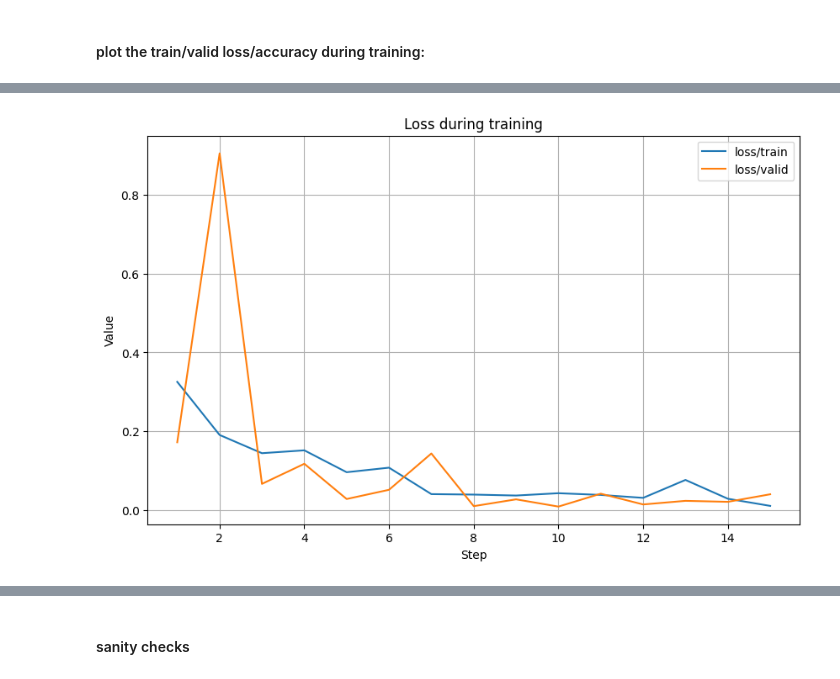
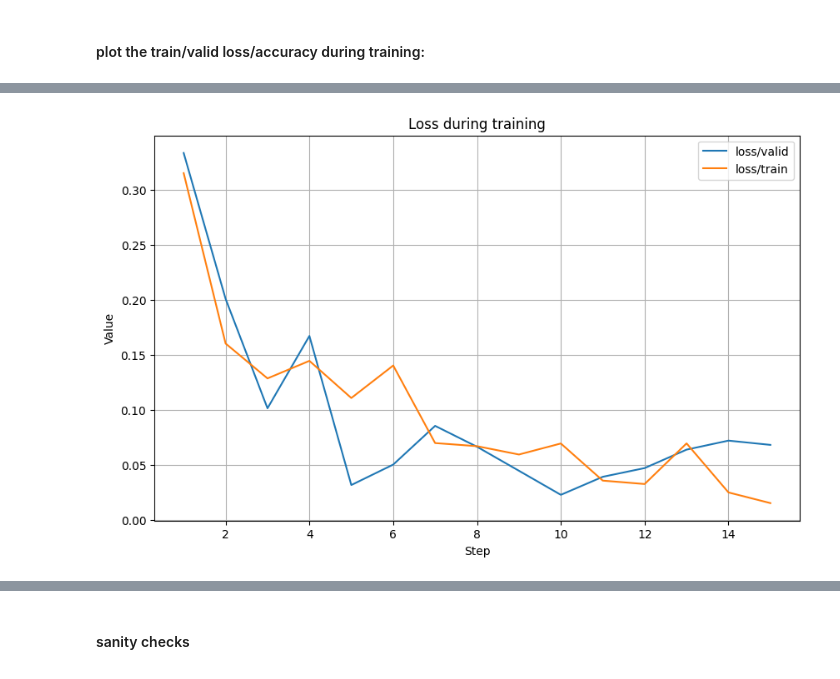
Before and after one commit to Maab-Nimir/Parkinson-Disease-Detection, a Jupyter notebook: train_models/xvector.ipynb, the cells around one changed output, grey strips where cells are left out. Saved outputs shown, nothing was run; the diff lists cells and outputs as text; code cells hidden in the pictures.

```diff
--- a/train_models/xvector.ipynb
+++ b/train_models/xvector.ipynb
@@ -626,83 +651,7 @@ Epoch loaded: 12,
 # %% [markdown]
 #### plot the train/valid loss/accuracy during training:
 # %%
-import tensorflow as tf
-import matplotlib.pyplot as plt
 
-def plot_training(event_file):
-    # Extract data from the event file
-    step = []  # Store the global steps
-    values = []  # Store the values (e.g., loss or accuracy)
-    tags = []  # Store the tags (e.g., "train_loss", "validation_accuracy")
-
-    for summary in tf.compat.v1.train.summary_iterator(event_file):
-        for value in summary.summary.value:
-            # You can filter out the tags you're interested in (e.g., "train_loss", "accuracy")
-            if value.HasField('simple_value'):  # Make sure it is a scalar value
-                tags.append(value.tag)
-                values.append(value.simple_value)
-                step.append(summary.step)
-
-    # Plot the loss
-    plt.figure(figsize=(10, 6))
-
-    # Example: Plotting a specific tag (e.g., "train_loss")
-    for tag in set(tags):  # We loop through each unique tag
-        # print(tag)
-        if tag == 'error/valid':
-            continue
-        if tag == 'Epoch':
-            continue
-        if tag == 'acc/train':
-            continue
-        if tag == 'acc/valid':
-            continue
-        tag_indices = [i for i, t in enumerate(tags) if t == tag]
-        tag_steps = [step[i] for i in tag_indices]
-        tag_values = [values[i] for i in tag_indices]
-
-        plt.plot(tag_steps, tag_values, label=tag)  # Plot each tag with its respective values
-
-    # Customize plot
-    plt.xlabel('Step')
-    plt.ylabel('Value')
-    plt.title('Loss during training')
-    plt.legend()
-    plt.grid(True)
-
-    # Show plot
-    plt.show()
-
-    # Plot the acc
-    plt.figure(figsize=(10, 6))
-
-    # Example: Plotting a specific tag (e.g., "train_loss")
-    for tag in set(tags):  # We loop through each unique tag
-        # print(tag)
-        if tag == 'error/valid':
-            continue
-        if tag == 'Epoch':
-            continue
-        if tag == 'loss/train':
-            continue
-        if tag == 'loss/valid':
-            continue
-        tag_indices = [i for i, t in enumerate(tags) if t == tag]
-        tag_steps = [step[i] for i in tag_indices]
-        tag_values = [values[i] for i in tag_indices]
-
-        plt.plot(tag_steps, tag_values, label=tag)  # Plot each tag with its respective values
-
-    # Customize plot
-    plt.xlabel('Step')
-    plt.ylabel('Value')
-    plt.title('Accuracy during training')
-    plt.legend()
-    plt.grid(True)
-
-    # Show plot
-    plt.show()
-
-event_file = "/home/ulaval.ca/maelr5/scratch/parkinsons-results/xvector/fulldataset/FBANKs/1986/tb_logs/events.out.tfevents.1745138757.ul-val-pr-gpu05.l.ul.ca.1159741.0"
+event_file = "/home/ulaval.ca/maelr5/scratch/parkinsons-results/xvector/fulldataset/FBANKs/1986/tb_logs/events.out.tfevents.1745275755.ul-val-pr-gpu01.l.ul.ca.3938858.0"
 plot_training(event_file)
 # %% [output]
@@ -709 +662 @@ plot_training(event_file)
-[figure, old version]
+[figure, new version]
```
Also changed, not shown: parts of 22 cells of this notebook, 11 other files.
